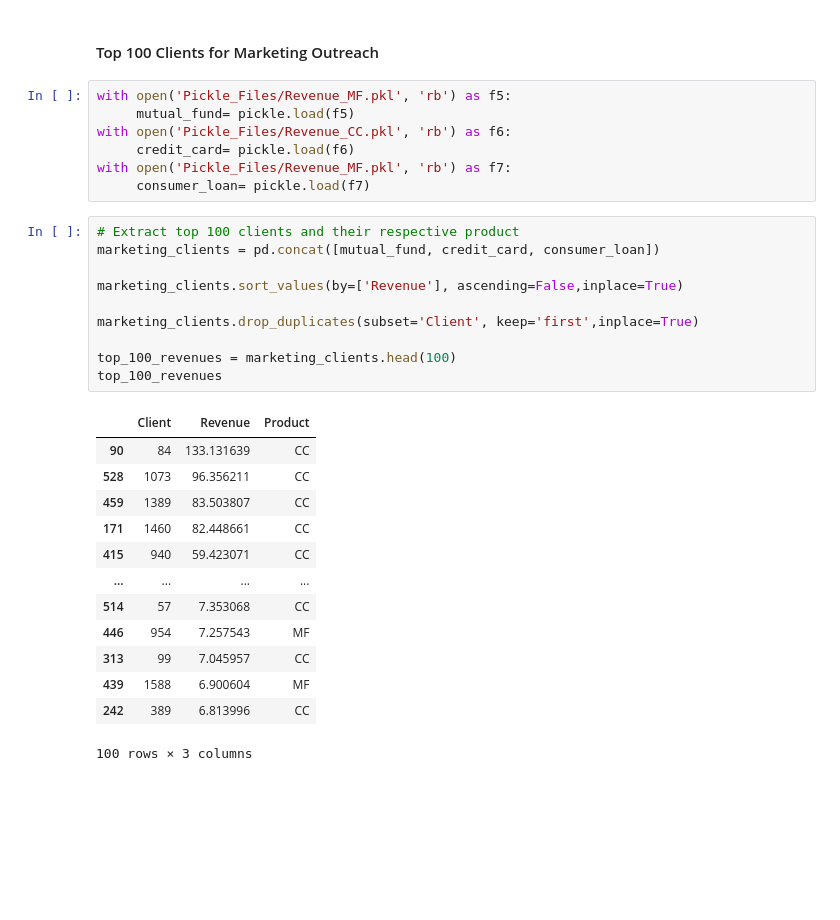
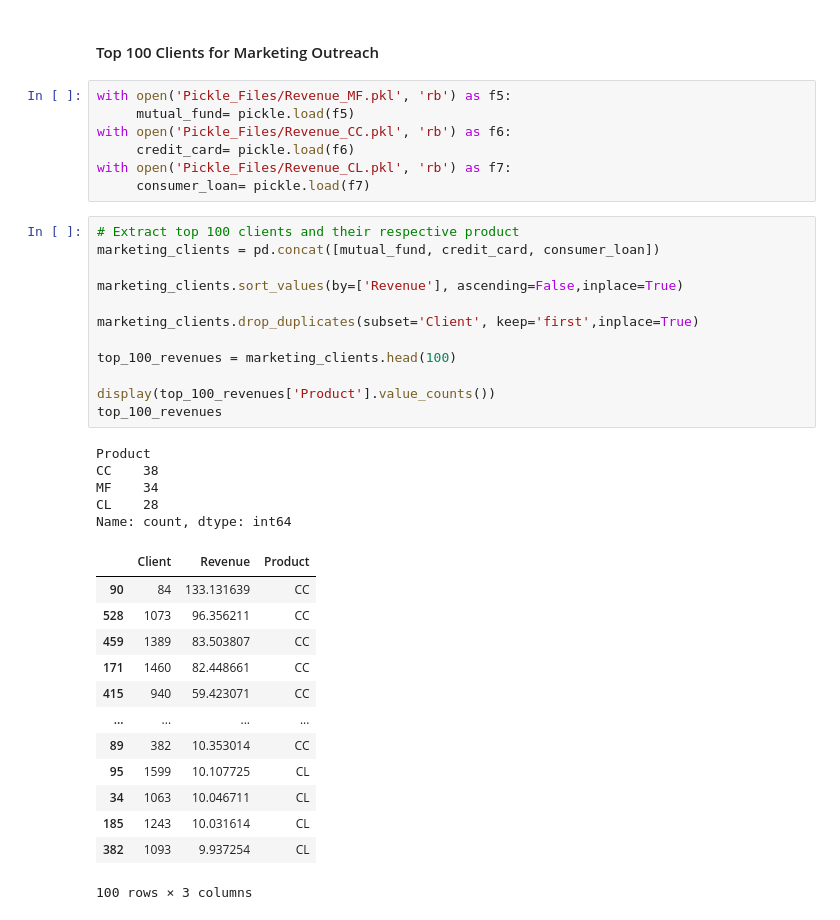
Before and after one commit to JonathanRabbi/DataSciencecase_Bank_Marketing, a Jupyter notebook: Training_Dataset.ipynb, the cells around one changed output. Cells and saved outputs as stored; diff of their text form; blank space fills up the shorter version.

```diff
--- a/Training_Dataset.ipynb
+++ b/Training_Dataset.ipynb
@@ -326,29 +323,36 @@ with open('Pickle_Files/Revenue_MF.pkl', 'rb') as f5:
      mutual_fund= pickle.load(f5)
 with open('Pickle_Files/Revenue_CC.pkl', 'rb') as f6:
      credit_card= pickle.load(f6)
-with open('Pickle_Files/Revenue_MF.pkl', 'rb') as f7:
+with open('Pickle_Files/Revenue_CL.pkl', 'rb') as f7:
      consumer_loan= pickle.load(f7)
 # %%
 # Extract top 100 clients and their respective product
 marketing_clients = pd.concat([mutual_fund, credit_card, consumer_loan])
 
 marketing_clients.sort_values(by=['Revenue'], ascending=False,inplace=True)
 
 marketing_clients.drop_duplicates(subset='Client', keep='first',inplace=True)
 
 top_100_revenues = marketing_clients.head(100)
+
+display(top_100_revenues['Product'].value_counts())
 top_100_revenues
 # %% [output]
+Product
+CC    38
+MF    34
+CL    28
+Name: count, dtype: int64
 |  | Client | Revenue | Product |
 | 90 | 84 | 133.131639 | CC |
 | 528 | 1073 | 96.356211 | CC |
 | 459 | 1389 | 83.503807 | CC |
 | 171 | 1460 | 82.448661 | CC |
 | 415 | 940 | 59.423071 | CC |
 | ... | ... | ... | ... |
-| 514 | 57 | 7.353068 | CC |
-| 446 | 954 | 7.257543 | MF |
-| 313 | 99 | 7.045957 | CC |
-| 439 | 1588 | 6.900604 | MF |
-| 242 | 389 | 6.813996 | CC |
+| 89 | 382 | 10.353014 | CC |
+| 95 | 1599 | 10.107725 | CL |
+| 34 | 1063 | 10.046711 | CL |
+| 185 | 1243 | 10.031614 | CL |
+| 382 | 1093 | 9.937254 | CL |
-100 rows × 3 columns
+100 rows × 3 columns
```
Also changed, not shown: parts of 4 cells of this notebook, 1 other file.
